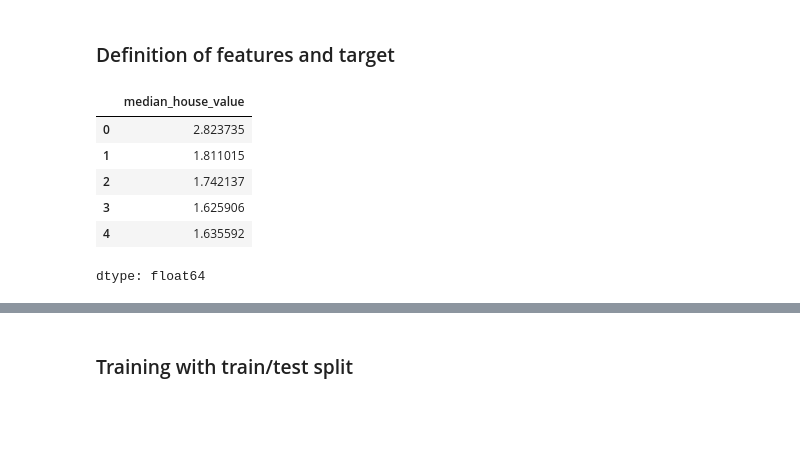
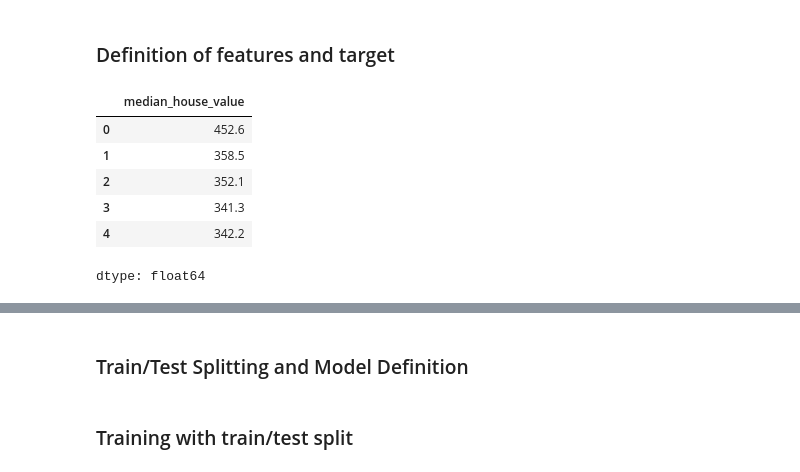
Before and after one commit to XZHU1216/California-House-Price-Prediction, a Jupyter notebook: California Housing Prices.ipynb, the cells around one changed output, grey strips where cells are left out. Saved outputs shown, nothing was run; the diff lists cells and outputs as text; code cells hidden in the pictures; blank space fills up the shorter version.

```diff
--- a/California Housing Prices.ipynb
+++ b/California Housing Prices.ipynb
@@ -306,7 +328,7 @@ df_pre=df.copy()
 #Scale columns
 scaler = StandardScaler()
 df_pre.drop(columns=['ocean_proximity'], inplace=True)
-scaled_columns=df_pre.drop(columns=['ocean_proximity_encoded']).columns
+scaled_columns=df_pre.drop(columns=['ocean_proximity_encoded','median_house_value']).columns
 
 # Apply scaling to the selected columns
 scaled_values = scaler.fit_transform(df_pre[scaled_columns])
@@ -316,6 +338,7 @@ df_scaled = pd.DataFrame(scaled_values, columns=scaled_columns, index=df_pre.ind
 
 # Add 'ocean_proximity_encoded' into the scaled DataFrame
 df_scaled['ocean_proximity_encoded'] = df_pre['ocean_proximity_encoded']
+df_scaled['median_house_value'] = df_pre['median_house_value']
 
 # Display the first few rows of the scaled DataFrame
 df_scaled.head()
@@ -345,15 +368,17 @@ The distribution fo "ocean_proximity_encoded" shows a clear imbalance, with cert
 # %%
 #Define features and target
 target=df_scaled['median_house_value']
+target/=1000
 features=df_scaled.drop(columns=['median_house_value'])
 target.head()
+#target.describe()
 # %% [output]
 |  | median_house_value |
-| 0 | 2.823735 |
-| 1 | 1.811015 |
-| 2 | 1.742137 |
-| 3 | 1.625906 |
-| 4 | 1.635592 |
+| 0 | 452.6 |
+| 1 | 358.5 |
+| 2 | 352.1 |
+| 3 | 341.3 |
+| 4 | 342.2 |
 dtype: float64
 # %%
 features.head()
@@ -364,6 +389,8 @@ features.head()
 | 2 | -1.332305 | 1.037674 | 1.855769 | -0.386408 | -1.137362 | 2.458941 | 3.0 |
 | 3 | -1.337296 | 1.037674 | 1.855769 | -0.601982 | -0.956534 | 1.357098 | 3.0 |
 | 4 | -1.337296 | 1.037674 | 1.855769 | -0.228191 | -0.937392 | 0.130622 | 3.0 |
+# %% [markdown]
+### Train/Test Splitting and Model Definition
 # %%
 # Split the preprocessed features and target into training and testing sets with shuffle
 X_train, X_test, y_train, y_test = train_test_split(features, target, test_size=0.3, shuffle=True, random_state=42)
```
Also changed, not shown: parts of 19 cells of this notebook.
